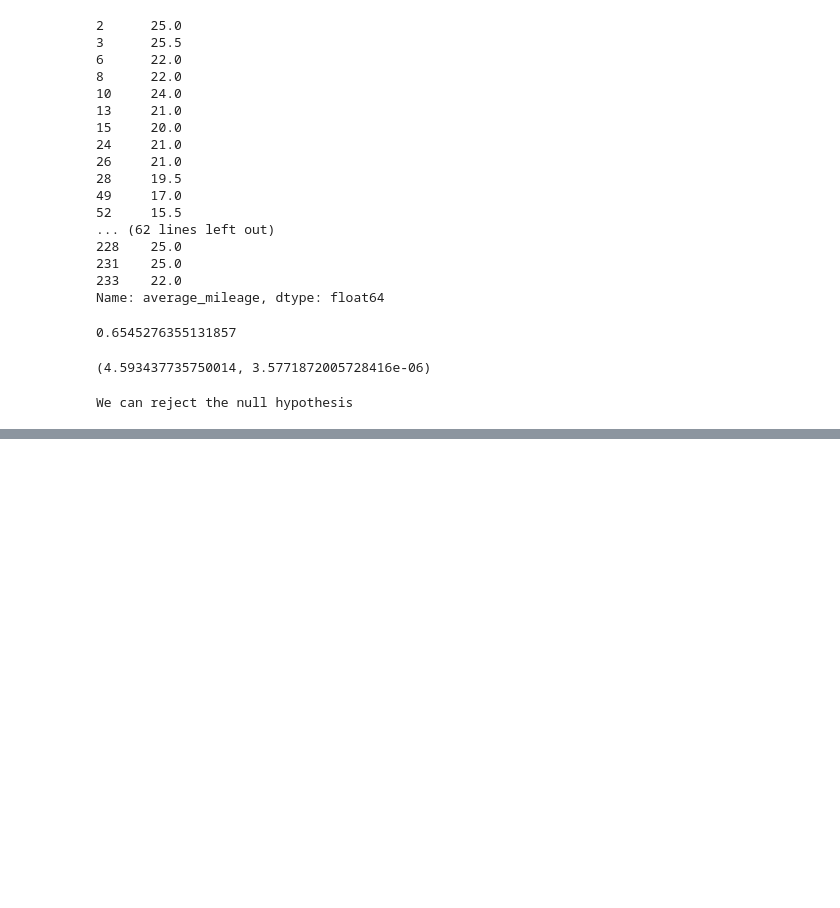
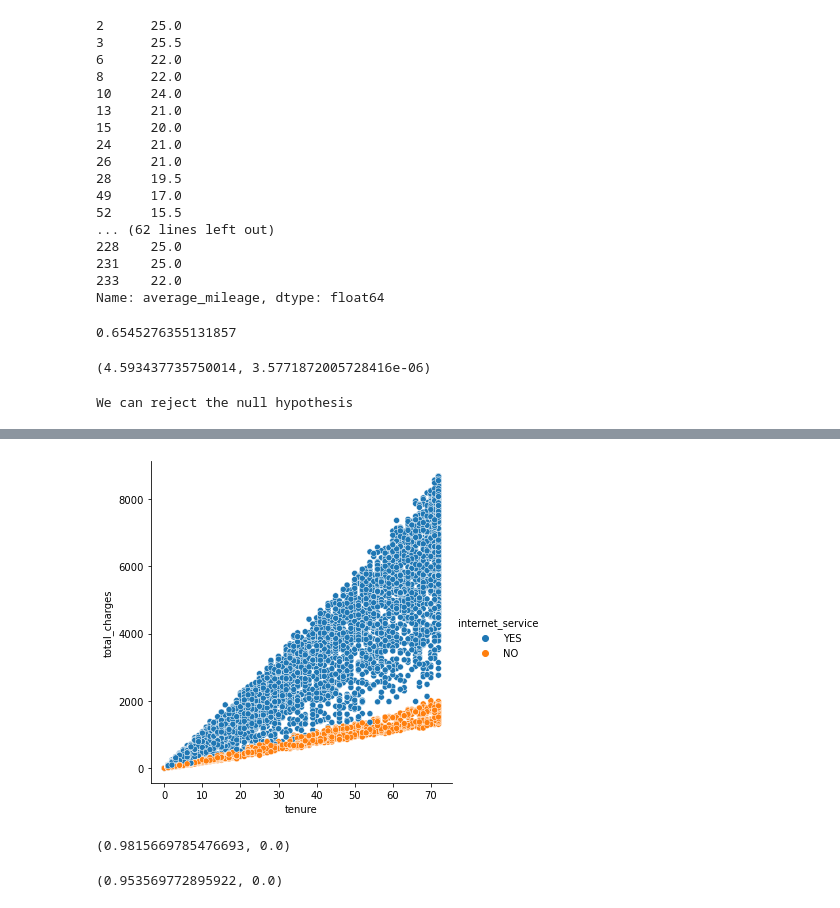
Before and after one commit to OKPTaylor/statistics-exercises, a Jupyter notebook: hypothesis_testing.ipynb, the cells around one changed output, grey strips where cells are left out. Drawn from its saved outputs; the diff is of its cells as text; code cells hidden in the pictures; blank space fills up the shorter version.

```diff
--- a/hypothesis_testing.ipynb
+++ b/hypothesis_testing.ipynb
@@ -239,0 +348,8 @@ We can reject the null hypothesis
+# %%
+churn["internet_service"] = np.where(churn.internet_service_type_id < 3, 'YES','NO')
+# %%
+sns.relplot(data = churn, x="tenure" , y='total_charges', hue="internet_service")
+
+plt.show()
+# %% [output]
+[figure, added]
@@ -239,0 +361,10 @@ We can reject the null hypothesis
+# %%
+r , p
+# %% [output]
+(0.9815669785476693, 0.0)
+# %%
+r, p = stats.pearsonr(phoneService.tenure , phoneService.total_charges)
+
+r , p
+# %% [output]
+(0.953569772895922, 0.0)
```
Also changed, not shown: parts of 55 cells of this notebook.
